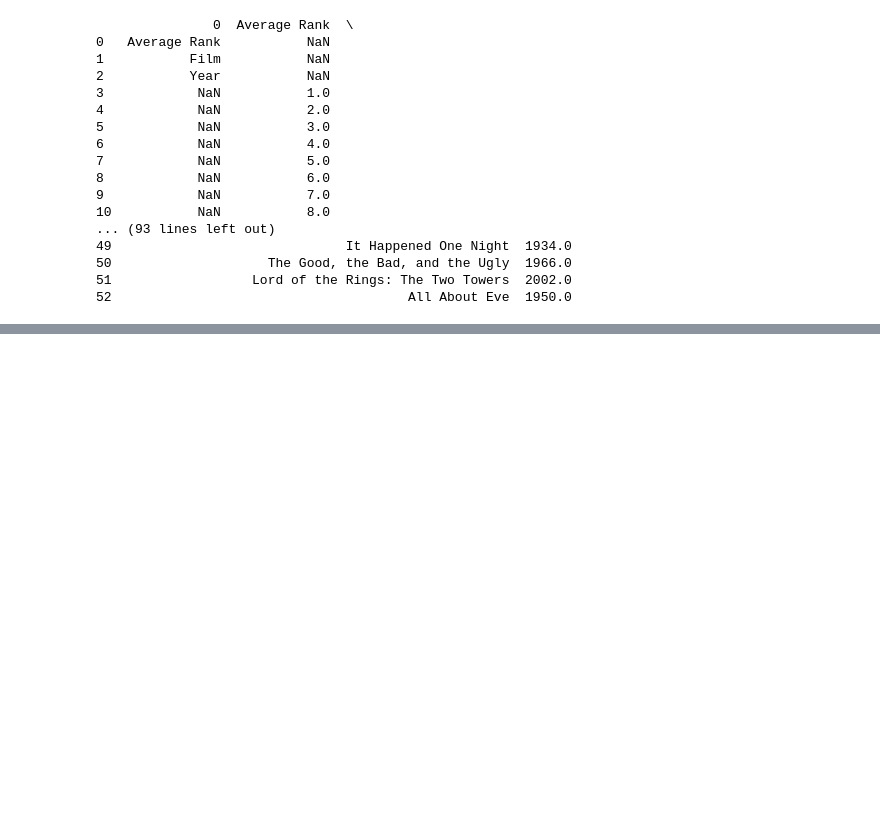
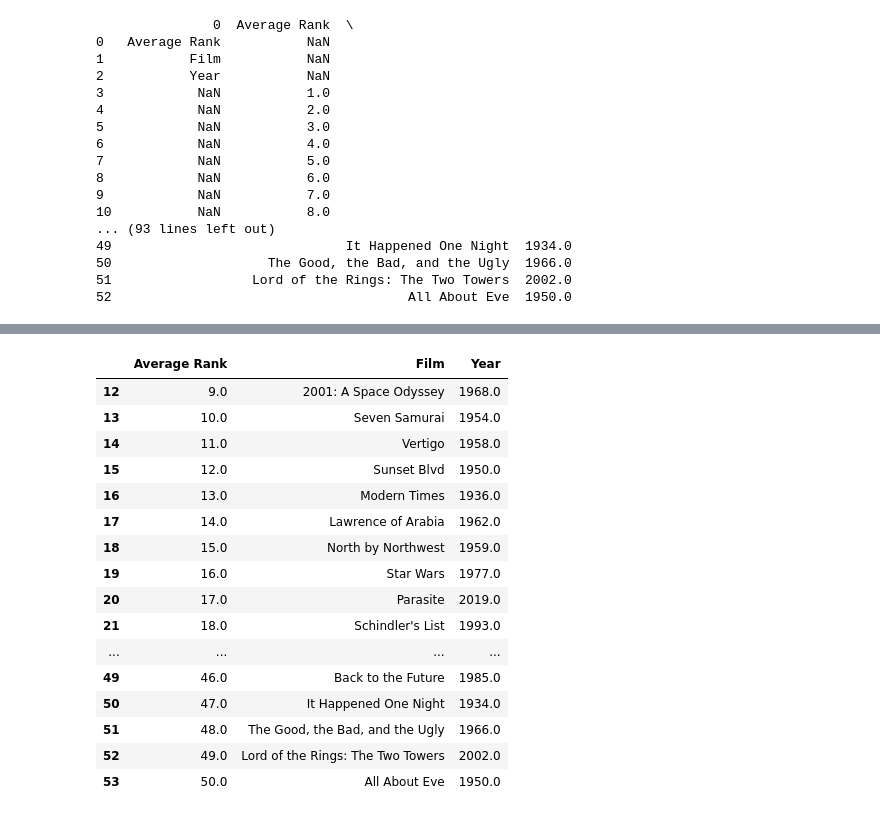
Before and after one commit to omkale392/Data-Acquisition-and-Preprocessing, a Jupyter notebook: 20018405_CA2_.ipynb, the cells around one changed output, grey strips where cells are left out. Cells and saved outputs as stored; diff of their text form; code cells hidden in the pictures; blank space fills up the shorter version.

```diff
--- a/20018405_CA2_.ipynb
+++ b/20018405_CA2_.ipynb
@@ -60,0 +132,21 @@ df.to_csv('Desktop')
+# %%
+df = df.iloc[3:]
+df
+# %% [output]
+|  | Average Rank | Film | Year |
+| 12 | 9.0 | 2001: A Space Odyssey | 1968.0 |
+| 13 | 10.0 | Seven Samurai | 1954.0 |
+| 14 | 11.0 | Vertigo | 1958.0 |
+| 15 | 12.0 | Sunset Blvd | 1950.0 |
+| 16 | 13.0 | Modern Times | 1936.0 |
+| 17 | 14.0 | Lawrence of Arabia | 1962.0 |
+| 18 | 15.0 | North by Northwest | 1959.0 |
+| 19 | 16.0 | Star Wars | 1977.0 |
+| 20 | 17.0 | Parasite | 2019.0 |
+| 21 | 18.0 | Schindler's List | 1993.0 |
+| ... | ... | ... | ... |
+| 49 | 46.0 | Back to the Future | 1985.0 |
+| 50 | 47.0 | It Happened One Night | 1934.0 |
+| 51 | 48.0 | The Good, the Bad, and the Ugly | 1966.0 |
+| 52 | 49.0 | Lord of the Rings: The Two Towers | 2002.0 |
+| 53 | 50.0 | All About Eve | 1950.0 |
```
Also changed, not shown: parts of 13 cells of this notebook.
